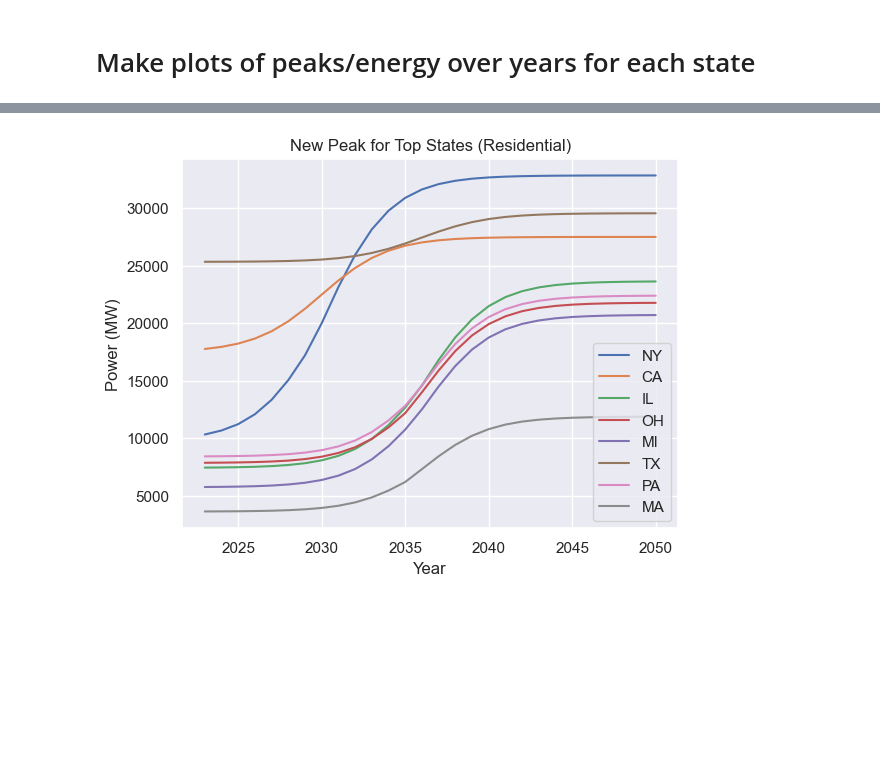
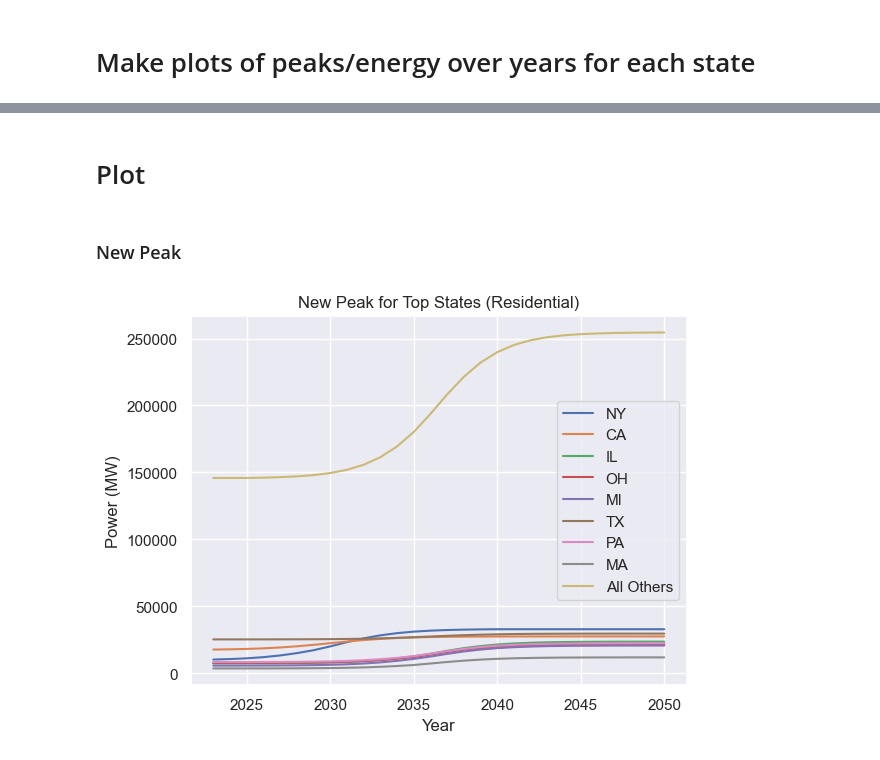
Before and after one commit to slacgismo/electrification-loadshape-analysis, a Jupyter notebook: task2_report_national/residential_loadshape_analysis.ipynb, the cells around one changed output, grey strips where cells are left out. Drawn from its saved outputs; the diff is of its cells as text; code cells hidden in the pictures; blank space fills up the shorter version.

Commit message:
added start years and adjusted both sectors notebooks

```diff
--- a/task2_report_national/residential_loadshape_analysis.ipynb
+++ b/task2_report_national/residential_loadshape_analysis.ipynb
@@ -273,11 +355,16 @@ for study_year in year_range:
 
 
         for hometype in HOME_TYPES:
-
-            state_elec_total += results_resid[str_study_year][state][hometype]["Electricity Total"]
-            state_new_elec_total += results_resid[str_study_year][state][hometype]["New Electricity Total"]
-            state_new_supply += results_resid[str_study_year][state][hometype]["New Supply"]
-            state_total_energy_added += results_resid[str_study_year][state][hometype]["Total Energy Added"]
+            try:
+                state_elec_total += results_resid[str_study_year][state][hometype]["Electricity Total"]
+                state_new_elec_total += results_resid[str_study_year][state][hometype]["New Electricity Total"]
+                state_new_supply += results_resid[str_study_year][state][hometype]["New Supply"]
+                state_total_energy_added += results_resid[str_study_year][state][hometype]["Total Energy Added"]
+            except KeyError:
+                if state=="DC":
+                    continue
+                else:
+                    raise
 
 
         # Df of sums over state
@@ -380,16 +470,40 @@ NY
+# %%
+main_states = ["NY", "CA", "IL", "OH", "MI", "TX", "PA", "MA"]
+other_states = [x for x in res_states if x not in main_states]
+# %%
+new_peak_all_others = []
+new_supply_all_others = []
+total_e_added_all_others = []
+
+for state in other_states:
+    new_peak_all_others.append(state_summary_list[state]["New Peak"])
+    new_supply_all_others.append(state_summary_list[state]["New Supply"])
+    total_e_added_all_others.append(state_summary_list[state]["Total Energy Added"])
+
+state_summary_list["All Others"] = {}
+
+state_summary_list["All Others"]["New Peak"] = np.asarray(new_peak_all_others).sum(axis=0)
+state_summary_list["All Others"]["New Supply"] = np.asarray(new_supply_all_others).sum(axis=0)
+state_summary_list["All Others"]["Total Energy Added"] = np.asarray(total_e_added_all_others).sum(axis=0)
+# %% [markdown]
+# Plot
 # %%
 save_plots = False
+# %%
+plot_states = main_states + ["All Others"]
+# %% [markdown]
+### New Peak
 # %%
-for state in res_states:
+for state in plot_states:
     plt.plot(year_range, state_summary_list[state]["New Peak"], label=state)
 plt.title(f"New Peak for Top States (Residential)")
 plt.ylabel("Power (MW)")
 plt.xlabel("Year")
 plt.legend()
 
 if save_plots:
     plt.savefig("res_new_peak_states.pdf", dpi=150)
 
 plt.show()
 # %% [output]
-[figure, old version]
+[figure, new version]
```
Also changed, not shown: parts of 21 cells of this notebook, 1 other file.
